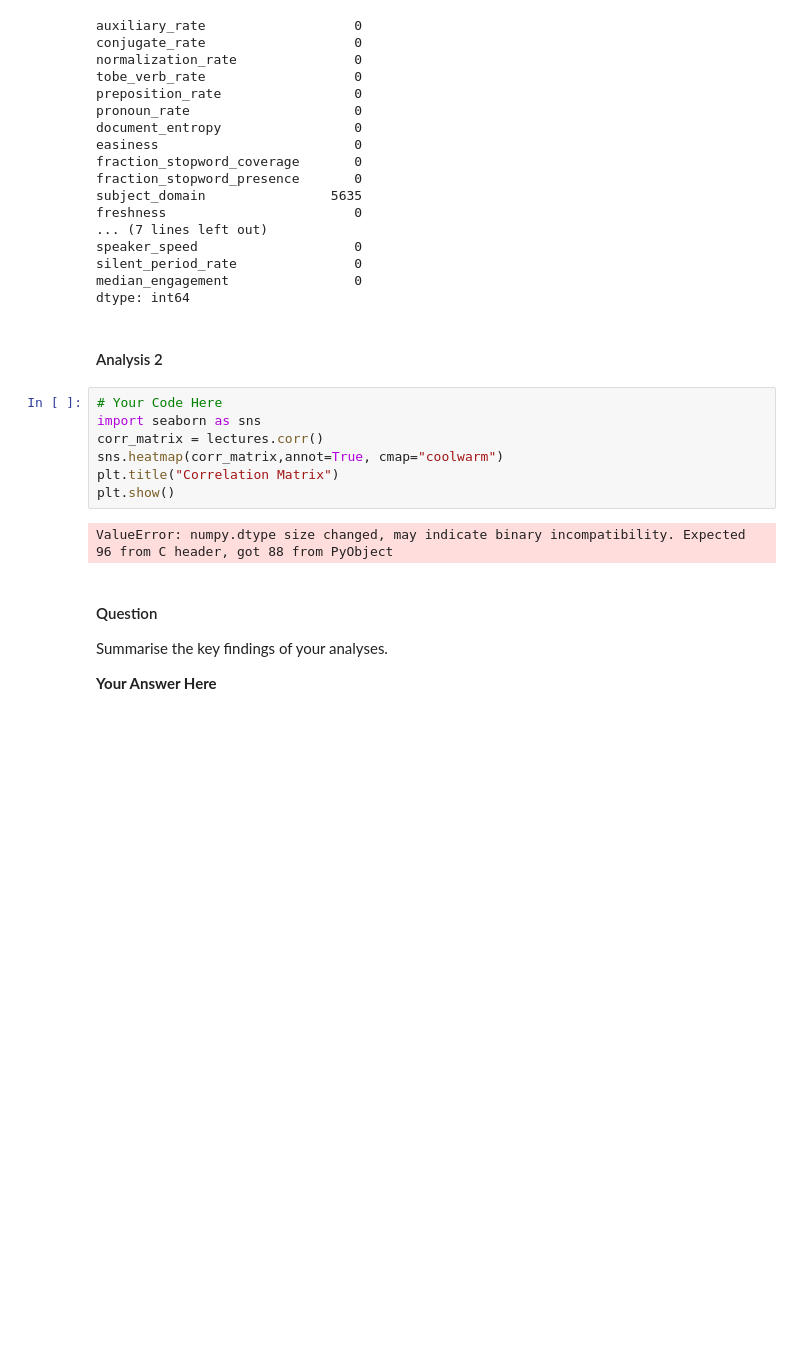
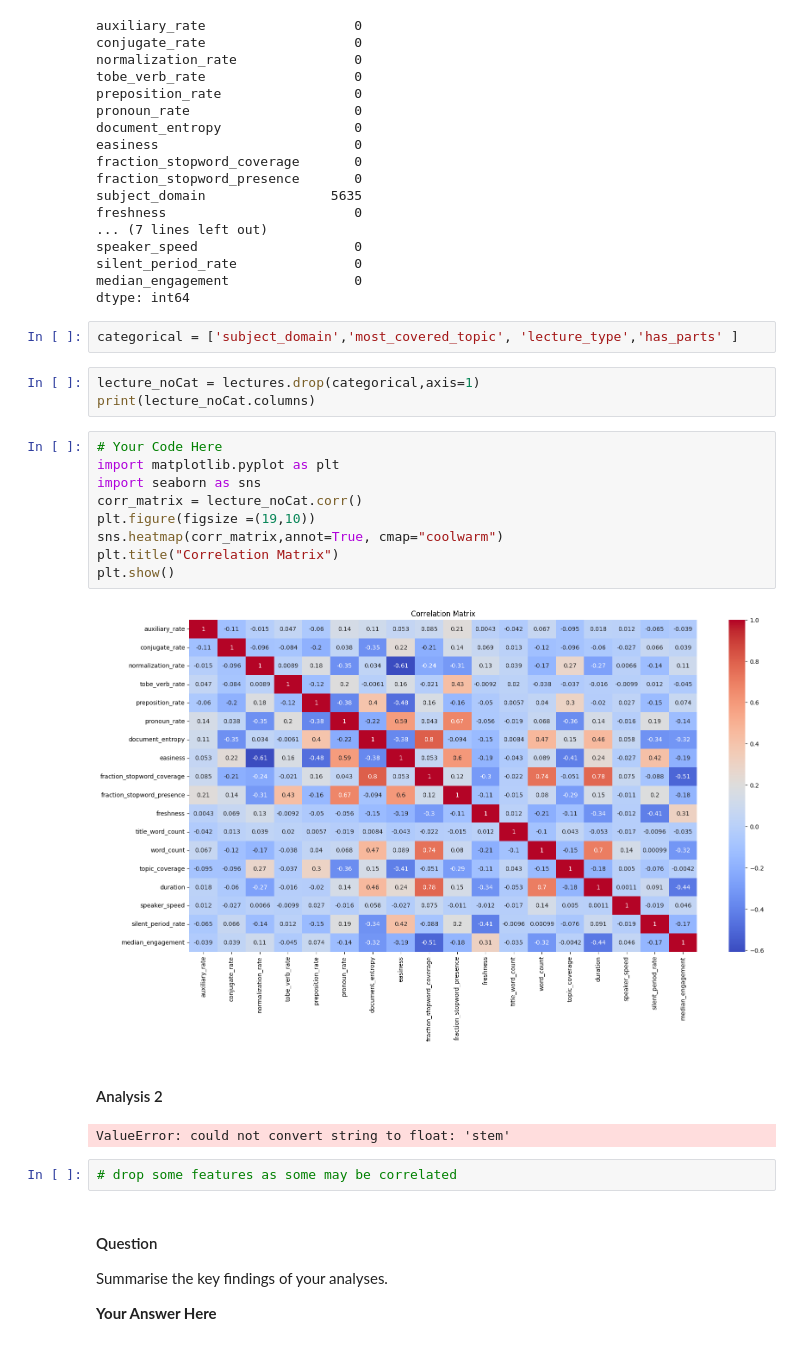
Before and after one commit to Beatrice-cyber/FAI, a Jupyter notebook: cw/COMP0186_CW1/assignment_COMP0186.ipynb, the cells around one changed output. Drawn from its saved outputs; the diff is of its cells as text; blank space fills up the shorter version.

Commit message:
heatmap

```diff
--- a/cw/COMP0186_CW1/assignment_COMP0186.ipynb
+++ b/cw/COMP0186_CW1/assignment_COMP0186.ipynb
@@ -195,17 +195,29 @@ speaker_speed                    0
 silent_period_rate               0
 median_engagement                0
 dtype: int64
+# %%
+categorical = ['subject_domain','most_covered_topic', 'lecture_type','has_parts' ]
+# %%
+lecture_noCat = lectures.drop(categorical,axis=1)
+print(lecture_noCat.columns)
+# %%
+# Your Code Here
+import matplotlib.pyplot as plt
+import seaborn as sns
+corr_matrix = lecture_noCat.corr()
+plt.figure(figsize =(19,10))
+sns.heatmap(corr_matrix,annot=True, cmap="coolwarm")
+plt.title("Correlation Matrix")
+plt.show()
+# %% [output]
+[figure, added]
 # %% [markdown]
 #### Analysis 2
 # %%
-# Your Code Here
-import seaborn as sns
-corr_matrix = lectures.corr()
-sns.heatmap(corr_matrix,annot=True, cmap="coolwarm")
-plt.title("Correlation Matrix")
-plt.show()
 # %% [output]
-ValueError: numpy.dtype size changed, may indicate binary incompatibility. Expected 96 from C header, got 88 from PyObject
+ValueError: could not convert string to float: 'stem'
+# %%
+# drop some features as some may be correlated
 # %% [markdown]
 #### Question
 
```
Also changed, not shown: parts of 1 cell of this notebook.
